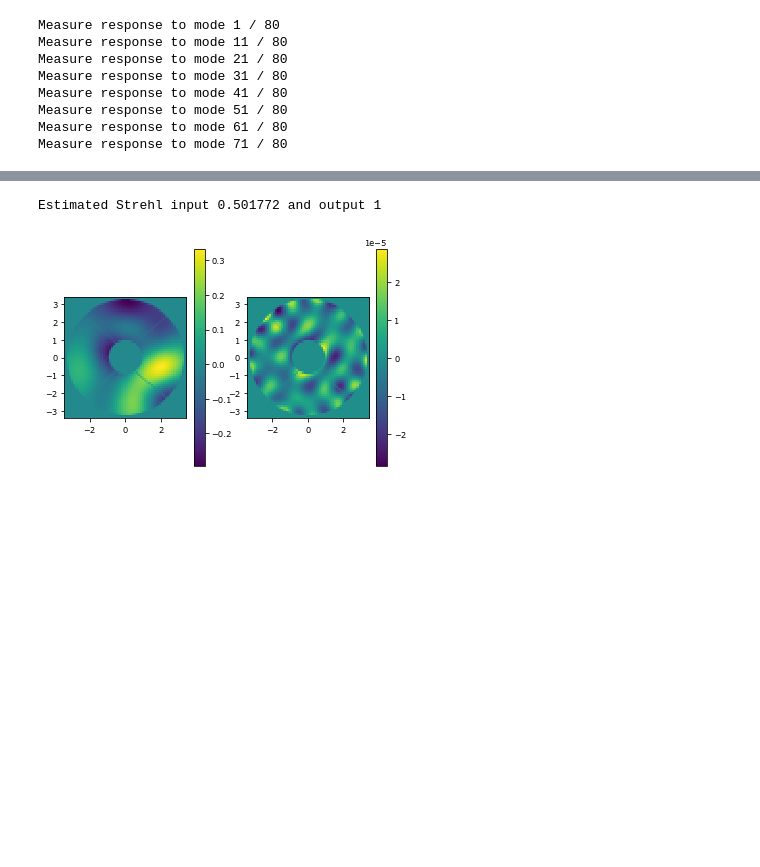
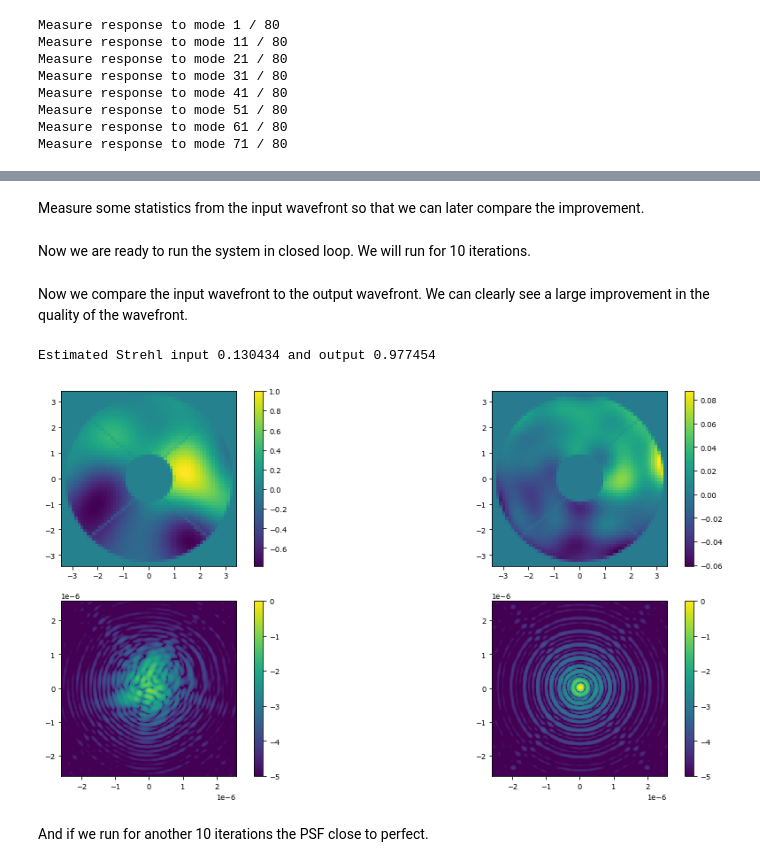
Before and after one commit to ehpor/hcipy, a Jupyter notebook: doc/tutorials/03_Pyramid_wavefront_sensor.ipynb, the cells around one changed output, grey strips where cells are left out. Drawn from its saved outputs; the diff is of its cells as text; code cells hidden in the pictures; blank space fills up the shorter version.

```diff
--- a/doc/tutorials/03_Pyramid_wavefront_sensor.ipynb
+++ b/doc/tutorials/03_Pyramid_wavefront_sensor.ipynb
@@ -18,6 +18,7 @@ We start by defining a few parameters according to the MagAO-X specifications. T
 wavelength_wfs = 842.0E-9
 telescope_diameter = 6.5
 zero_magnitude_flux = 3.9E10
+stellar_magnitude = 0
 # %% [markdown]
 The pyramid wavefront sensor design has a sampling of 56 pixels across the pupil with a distance of 60 pixels between the pupils. The final image size will be 120x120, which is the sampling of OCAM2K camera after 2x2 binning. To get the sampling correct it is the easiest to choose the pupil_grid_diameter as 60/56 larger than the actual telescope_diameter. On the created pupil grids we can evaluate the telescope aperture.
 # %%
@@ -124,12 +129,7 @@ reconstruction_matrix = inverse_tikhonov(slopes.transformation_matrix, rcond=rco
 # %%
-delta_t = 1E-3
-
 wf_wfs = Wavefront(magallen_aperture, wavelength_wfs)
-wf_wfs.total_power = zero_magnitude_flux
+wf_wfs.total_power = zero_magnitude_flux * 10**(-stellar_magnitude/2.5)
 print("Total photon flux {:g}".format(wf_wfs.total_power))
 
-deformable_mirror.random(0.05 * wavelength_wfs)
-
-leakage = 0.01
-gain = 0.5
+deformable_mirror.random(0.1 * wavelength_wfs)
 # %% [output]
@@ -137,13 +143,23 @@ Total photon flux 3.9e+10
+# %% [markdown]
+Measure some statistics from the input wavefront so that we can later compare the improvement.
 # %%
 input_opd = deformable_mirror.opd
 input_opd = magallen_aperture * (input_opd - np.mean(input_opd[magallen_aperture>0]))
 
 input_phase_rms = 2 * np.pi / wavelength_wfs * np.std(input_opd[magallen_aperture>0])
-input_strehl = np.exp(-input_phase_rms**2)
+
+spatial_resolution = wavelength_wfs / telescope_diameter
+focal_grid = make_focal_grid(q=8, num_airy=20, spatial_resolution=spatial_resolution)
+
+propagator = FraunhoferPropagator(pupil_grid, focal_grid)
+
+Inorm = propagator.forward( wf_wfs ).power.max()
+PSF_in = propagator.forward( deformable_mirror.forward(wf_wfs) ).power / Inorm
+input_strehl = PSF_in.max()
+# %% [markdown]
+Now we are ready to run the system in closed loop. We will run for 10 iterations.
 # %%
-for i in range(100):
-
-    # Simulate the wavefront sensor and AO system
+for i in range(10):
     wf_dm = deformable_mirror.forward(wf_wfs)
     wf_pyr = pwfs.forward(wf_dm)
 
@@ -153,23 +169,39 @@ for i in range(100):
 
     diff_image = wfs_image-image_ref
     deformable_mirror.actuators = (1-leakage) * deformable_mirror.actuators - gain * reconstruction_matrix.dot(diff_image)
+
+PSF_out = propagator.forward( deformable_mirror.forward(wf_wfs) ).power/Inorm
+# %% [markdown]
+Now we compare the input wavefront to the output wavefront. We can clearly see a large improvement in the quality of the wavefront.
 # %%
 residual_opd = deformable_mirror.opd
 residual_opd = magallen_aperture * (residual_opd - np.mean(residual_opd[magallen_aperture>0]))
 
 phase_rms = 2 * np.pi / wavelength_wfs * np.std(residual_opd[magallen_aperture>0])
-strehl = np.exp(-phase_rms**2)
-
+strehl = PSF_out.max()
 
 print("Estimated Strehl input {:g} and output {:g}".format(input_strehl, strehl))
 
-plt.subplot(1,2,1)
+plt.figure(figsize=(16,8))
+plt.subplot(2,2,1)
 imshow_field(input_opd/wavelength_wfs)
 plt.colorbar()
-plt.subplot(1,2,2)
+
+plt.subplot(2,2,2)
 imshow_field(residual_opd/wavelength_wfs)
 plt.colorbar()
+
+plt.subplot(2,2,3)
+imshow_field(np.log10(PSF_in), vmin=-5, vmax=0)
+plt.colorbar()
+
+plt.subplot(2,2,4)
+imshow_field(np.log10(PSF_out), vmin=-5, vmax=0)
+plt.colorbar()
+
 plt.show()
 # %% [output]
-Estimated Strehl input 0.501772 and output 1
+Estimated Strehl input 0.130434 and output 0.977454
-[figure, old version]
+[figure, new version]
+# %% [markdown]
+And if we run for another 10 iterations the PSF close to perfect.
```
Also changed, not shown: parts of 8 cells of this notebook.
